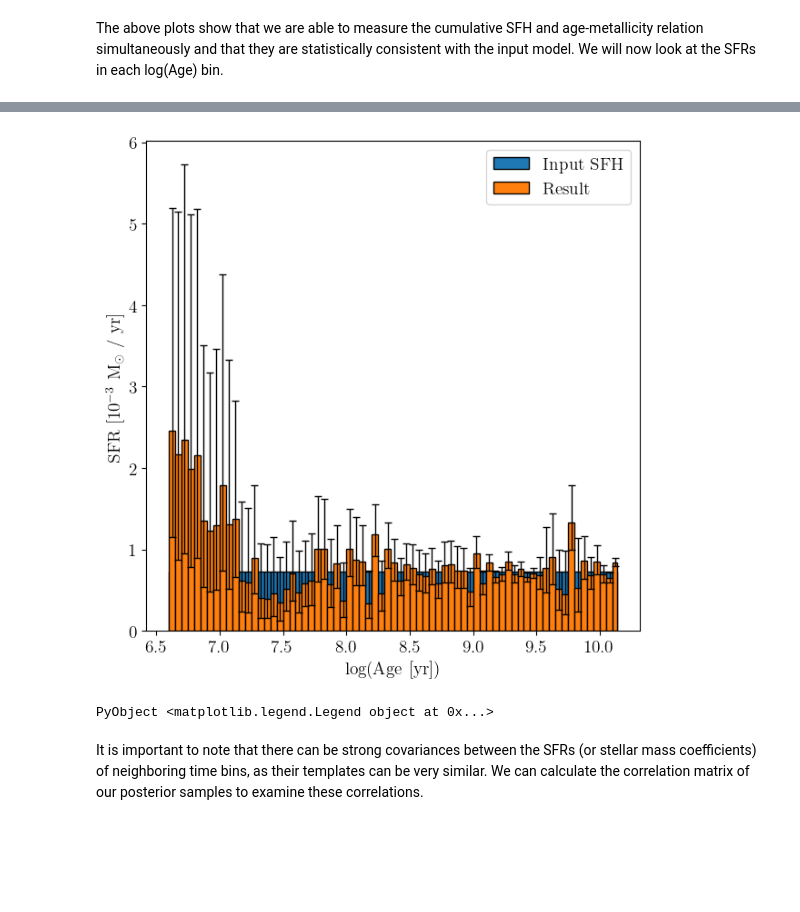
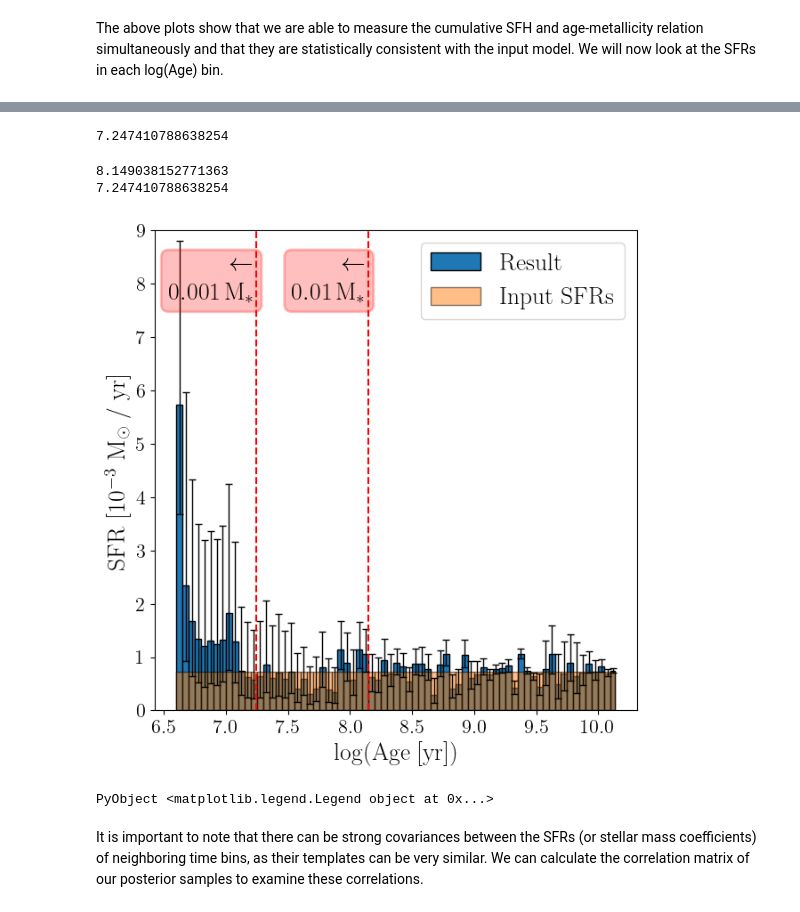
Before and after one commit to cgarling/StarFormationHistories.jl, a Jupyter notebook: examples/fitting1.ipynb, the cells around one changed output, grey strips where cells are left out. Saved outputs shown, nothing was run; the diff lists cells and outputs as text; code cells hidden in the pictures; blank space fills up the shorter version.

```diff
--- a/examples/fitting1.ipynb
+++ b/examples/fitting1.ipynb
@@ -96,6 +95,7 @@ import PyPlot as plt
 import PyPlot: @L_str # For LatexStrings
 import PyCall: @pyimport
 plt.rc("text", usetex=true)
+plt.rc("text.latex", preamble="\\usepackage{amsmath}") # for \text
 plt.rc("font", family="serif", serif=["Computer Modern"], size=14)
 plt.rc("figure", figsize=(5,5))
 plt.rc("patch", linewidth=1, edgecolor="k", force_edgecolor=true)
@@ -837,19 +922,44 @@ The above plots show that we are able to measure the cumulative SFH and age-meta
+# %%
+# Construct an interpolator that, given a fraction of total stellar mass `x`, will find the lookback time `t`
+# at which the fraction of stellar mass formed *more recently* than `t` is `x`.
+import Interpolations: extrapolate, interpolate, Gridded, Linear, Flat
+# recent_sfh_interp = extrapolate(interpolate((vcat(exp10.(unique_template_logAge)./1e9, T_max),), 1 .- vcat(cum_sfr_arr,0.0), Gridded(Linear())), Flat())
+sfh_quantile = extrapolate(interpolate((1 .- vcat(cum_sfr_arr,0.0),), vcat(exp10.(unique_template_logAge)./1e9, T_max), Gridded(Linear())), Flat());
+# %%
+log10(sfh_quantile(0.001)) + 9
+# %% [output]
+7.247410788638254
 # %%
 # Now plot the SFRs for the metallicity evolution model
 fig,ax1 = plt.subplots(figsize=(7,7))
-ax1.bar(unique_template_logAge, sfr_arr .* 1e3; width=diff(vcat(unique_template_logAge,max_logAge)), align="edge", label="Input SFH")
+ax1.tick_params(axis="both", which="both", labelsize=16)
 # ax1.bar(unique_template_logAge, mdf_sfr_med .* 1e3; width=diff(vcat(unique_template_logAge,max_logAge)), align="edge",
 ax1.bar(unique_template_logAge, mdf_sfr_arr .* 1e3; width=diff(vcat(unique_template_logAge,max_logAge)), align="edge",
     yerr = [(mdf_sfr_med .- mdf_sfr_lower) .* 1e3,
             (mdf_sfr_upper .- mdf_sfr_med) .* 1e3],
     capsize=3, error_kw=Dict("elinewidth"=>1,"capthick"=>1), label="Result")
-ax1.set_xlabel("log(Age [yr])")
-ax1.set_ylabel(L"SFR [$10^{-3}$ M$_\odot$ / yr]")
-ax1.set_ylim([0.0, ax1.get_ylim()[2]])
-ax1.legend()
+ax1.bar(unique_template_logAge, sfr_arr .* 1e3; width=diff(vcat(unique_template_logAge,max_logAge)), align="edge", label="Input SFRs", alpha=0.5)
+
+ax1.set_xlabel("log(Age [yr])", fontsize=20)
+ax1.set_ylabel(L"SFR [$10^{-3}$ M$_\odot$ / yr]", fontsize=20)
+ax1.set_ylim([0.0, 9.0]) # ax1.set_ylim([0.0, ax1.get_ylim()[2]])
+
+# Draw vertical lines to denote times at which `x` fraction of stellar mass was formed more recently
+for q in ("0.01", "0.001")
+    laq = log10(sfh_quantile(parse(Float64, q))) + 9
+    println(laq)
+    ax1.axvline(laq, ls="--", c="red")
+    # ax1.text( log10(sfh_quantile(qn)) + 9, ax1.get_ylim()[2] - 1, L"$\leftarrow$ \n $ %$q \text{M}_*$", transform=ax1.transData, ha="right", va="top")
+    t = ax1.text(laq - 0.02, ax1.get_ylim()[2] - 0.5, "\$\\leftarrow\$ \n \$ $q \\, \\text{M}_*\$", transform=ax1.transData, ha="right", va="top", fontsize=20)
+    t.set_bbox(Dict("facecolor"=>"red", "alpha"=>0.25, "edgecolor"=>"red", "lw"=>2, "boxstyle"=>"round"))
+end
+ax1.legend(fontsize=20)
+# plt.savefig("example_sfrs_hires.pdf", bbox_inches="tight")
 # %% [output]
+8.149038152771363
+7.247410788638254
-[figure, old version]
+[figure, new version]
-PyObject <matplotlib.legend.Legend object at 0x...>
+PyObject <matplotlib.legend.Legend object at 0x...>
 # %% [markdown]
 It is important to note that there can be strong covariances between the SFRs (or stellar mass coefficients) of neighboring time bins, as their templates can be very similar. We can calculate the correlation matrix of our posterior samples to examine these correlations.
 # %%
```
Also changed, not shown: parts of 63 cells of this notebook.
